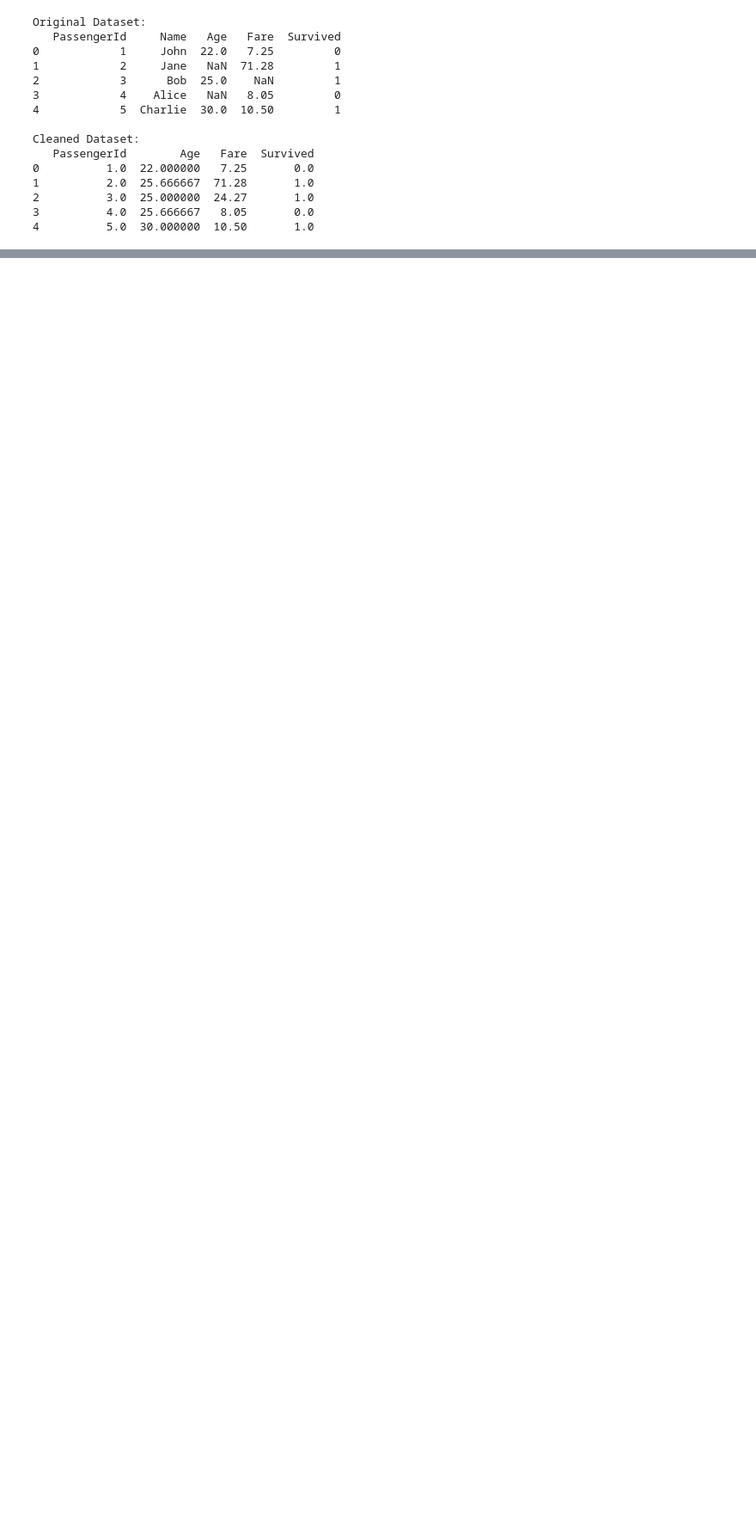
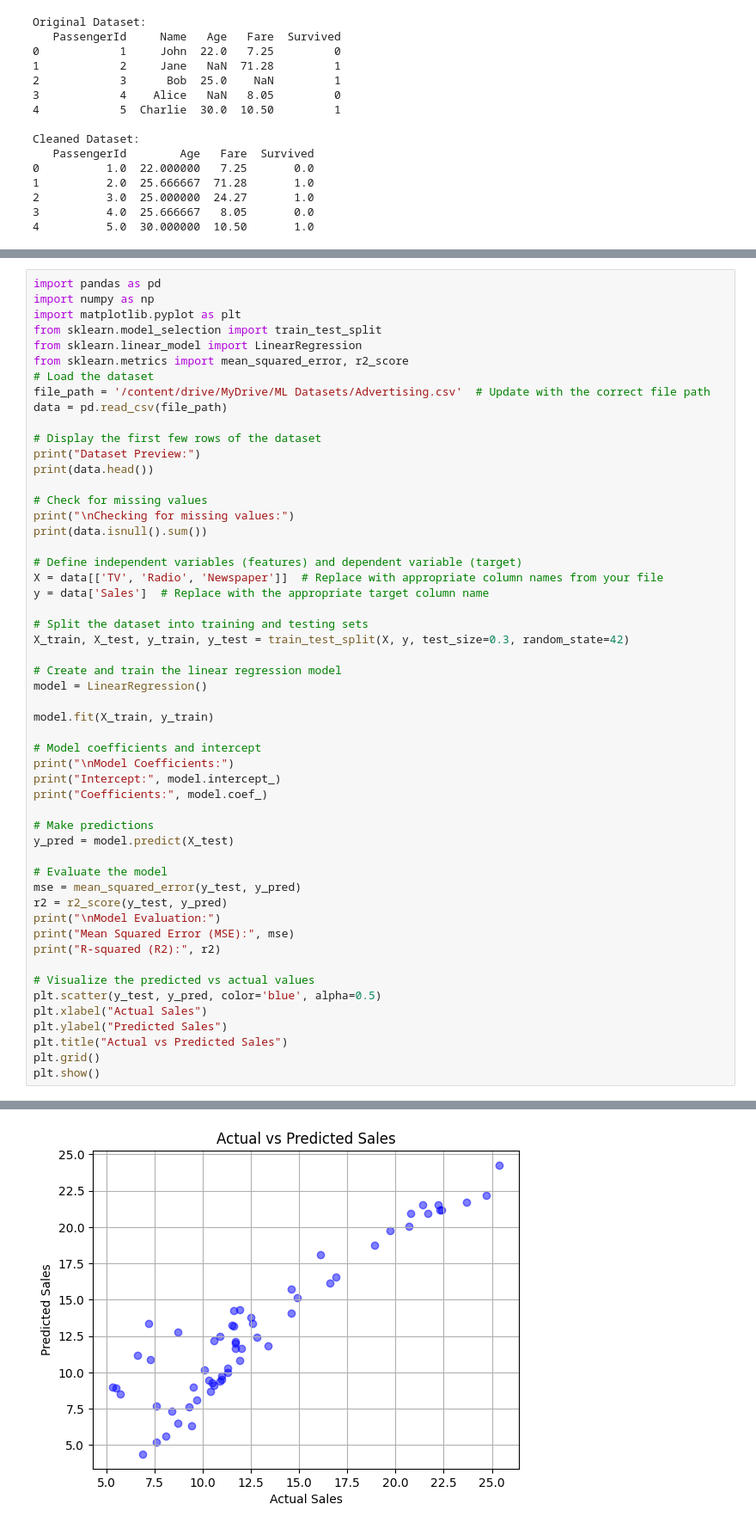
Before and after one commit to DevaHarshiniModepalli/DevaHarshini425, a Jupyter notebook: mdh_ML.ipynb, the cells around one changed output, grey strips where cells are left out. Shown at 86% size. Cells and saved outputs as stored; diff of their text form; blank space fills up the shorter version.

```diff
--- a/mdh_ML.ipynb
+++ b/mdh_ML.ipynb
@@ -105,0 +180,54 @@ Cleaned Dataset:
+# %%
+import pandas as pd
+import numpy as np
+import matplotlib.pyplot as plt
+from sklearn.model_selection import train_test_split
+from sklearn.linear_model import LinearRegression
+from sklearn.metrics import mean_squared_error, r2_score
+# Load the dataset
+file_path = '/content/drive/MyDrive/ML Datasets/Advertising.csv'  # Update with the correct file path
+data = pd.read_csv(file_path)
+
+# Display the first few rows of the dataset
+print("Dataset Preview:")
+print(data.head())
+
+# Check for missing values
+print("\nChecking for missing values:")
+print(data.isnull().sum())
+
+# Define independent variables (features) and dependent variable (target)
+X = data[['TV', 'Radio', 'Newspaper']]  # Replace with appropriate column names from your file
+y = data['Sales']  # Replace with the appropriate target column name
+
+# Split the dataset into training and testing sets
+X_train, X_test, y_train, y_test = train_test_split(X, y, test_size=0.3, random_state=42)
+
+# Create and train the linear regression model
+model = LinearRegression()
+
+model.fit(X_train, y_train)
+
+# Model coefficients and intercept
+print("\nModel Coefficients:")
+print("Intercept:", model.intercept_)
+print("Coefficients:", model.coef_)
+
+# Make predictions
+y_pred = model.predict(X_test)
+
+# Evaluate the model
+mse = mean_squared_error(y_test, y_pred)
+r2 = r2_score(y_test, y_pred)
+print("\nModel Evaluation:")
+print("Mean Squared Error (MSE):", mse)
+print("R-squared (R2):", r2)
+
+# Visualize the predicted vs actual values
+plt.scatter(y_test, y_pred, color='blue', alpha=0.5)
+plt.xlabel("Actual Sales")
+plt.ylabel("Predicted Sales")
+plt.title("Actual vs Predicted Sales")
+plt.grid()
+plt.show()
+# %% [output]
@@ -105,0 +251 @@ Cleaned Dataset:
+[figure, added]
```
Also changed, not shown: parts of 44 cells of this notebook.
